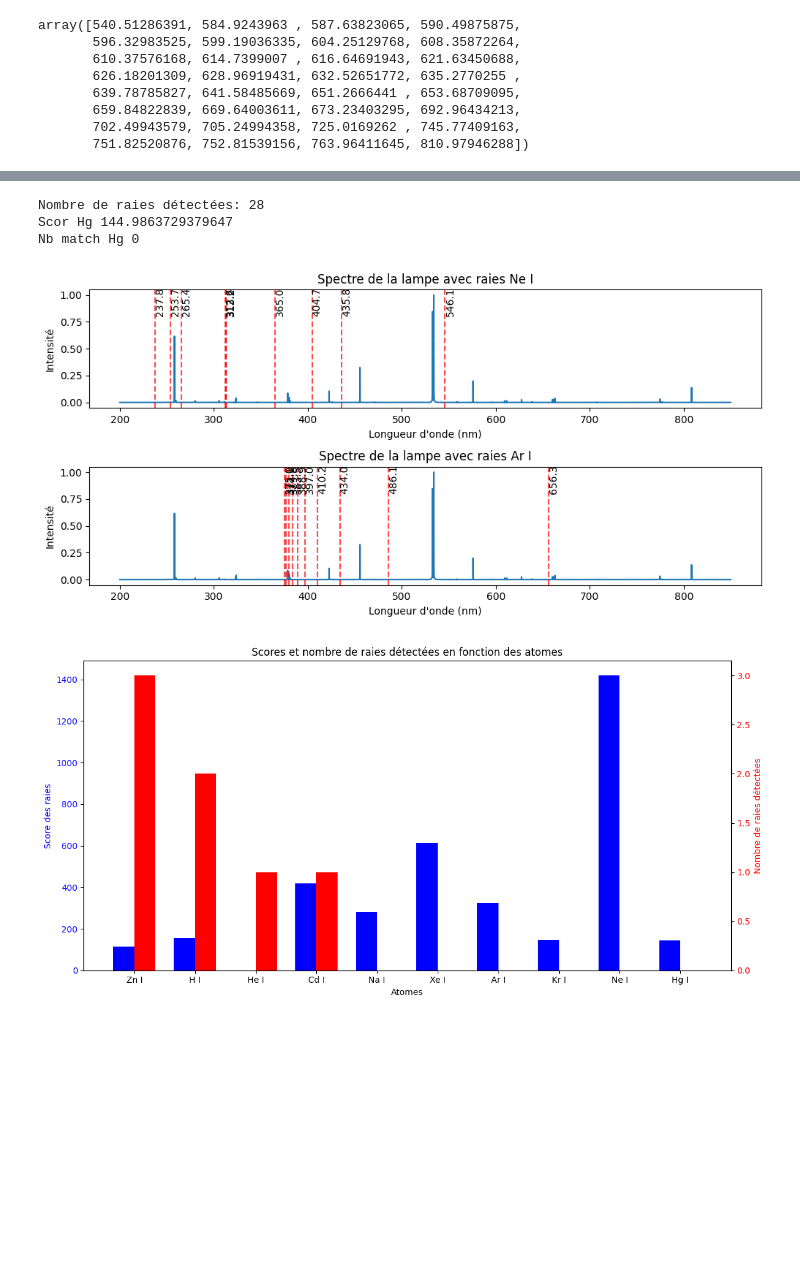
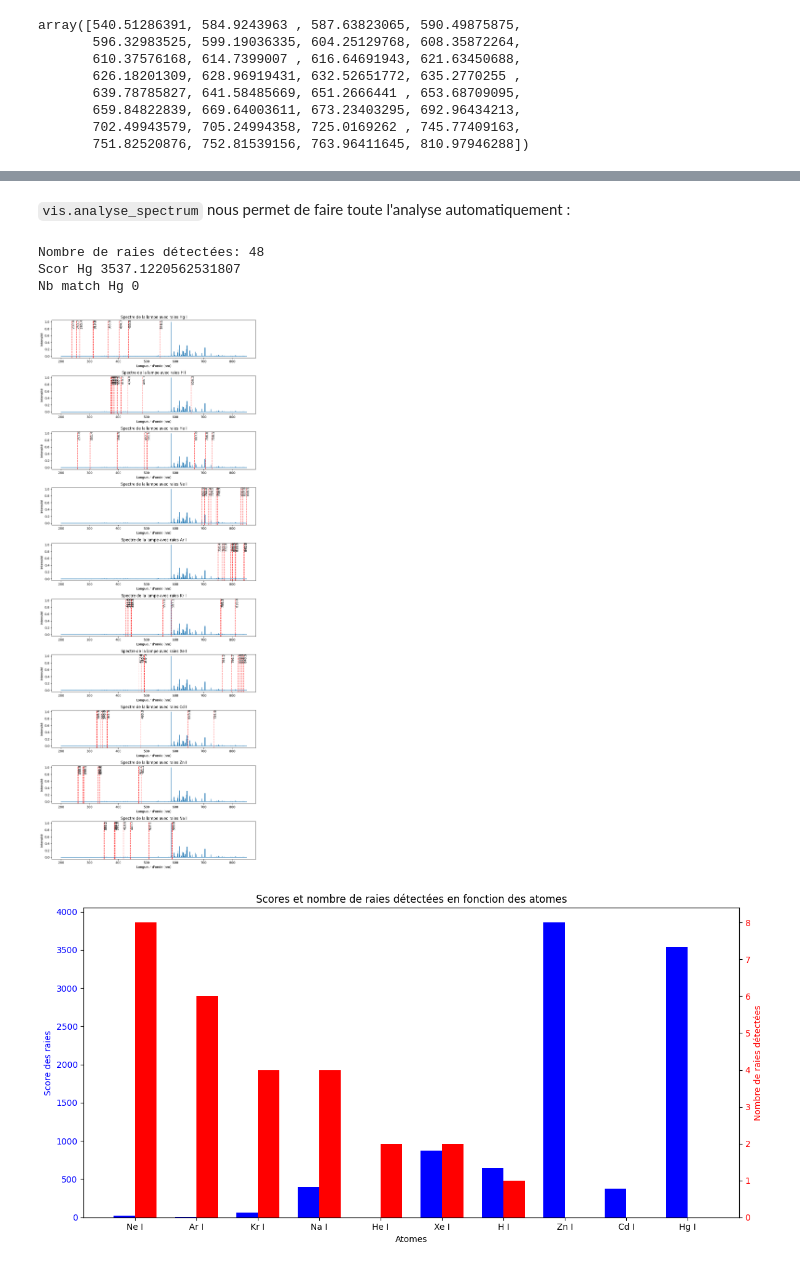
Before and after one commit to Hubert-LEROUX/xspectra, a Jupyter notebook: examples/atom_lights.ipynb, the cells around one changed output, grey strips where cells are left out. Drawn from its saved outputs; the diff is of its cells as text; code cells hidden in the pictures; blank space fills up the shorter version.

```diff
--- a/examples/atom_lights.ipynb
+++ b/examples/atom_lights.ipynb
@@ -207,52 +212,10 @@ On a bien de l'argon et du néon dans cette lampe.
-# %%
-def analyse_spectrum(filename, l_min=200, l_max=850, resolution=13.9072e-12, top=10, height=1e-2, cibles = ["Hg I", "H I", "He I", "Ne I", "Ar I", "Kr I", "Xe I", "Cd I", "Zn I", "Na I"], spectra_output=None, scores_output=None):
-    """
-    Analyse un spectre en détectant les raies et en les comparant aux raies cibles.
-
-    Parameters:
-    filename (str): Le nom du fichier contenant le spectre.
-    l_min (float): La longueur d'onde minimale du spectre.
-    l_max (float): La longueur d'onde maximale du spectre
-    resolution (float): La résolution du spectre.
-    top (int): Le nombre de raies à récupérer pour chaque atome.
-    height (float): La hauteur minimale des pics à détecter.
-    """
-
-    # Charger le spectre
-    data = imageio.imread(filename)
-    spectrum = np.sum(data, axis=0)
-    spectrum /= max(spectrum) # Normalisation de l'intensité
-
-    # Créer les longueurs d'onde correspondantes
-    longueurs_onde = np.linspace(l_min, l_max, len(spectrum))
-
-    # Extraire les raies du spectre
-    peaks = extract_raies(spectrum, height=height)
-    raies_detectees = longueurs_onde[peaks]
-
-
-    print(f"Nombre de raies détectées: {len(raies_detectees)}")
-
-    # Récupérer les raies cibles
-    rays = [get_best_rays(atom, l_min=l_min, l_max=l_max, top=top)[0] for atom in cibles]
-
-    # Calculer les scores et le nombre de matchs
-    scores = [score_rays(raies_detectees, raies_atom) for raies_atom in rays]
-    nb_matches = [get_nb_matches(raies_detectees, raies_atom) for raies_atom in rays]
-
-    print(f"Scor Hg " + str(scores[0]))
-    print(f"Nb match Hg " + str(nb_matches[0]))
-
-    # Affichage des résultats
-    plot_spectra_with_rays(spectrum, longueurs_onde, rays, spectra_output)
-    plot_scores_and_matches(cibles, scores, nb_matches, scores_output)
-
-    return scores, nb_matches
-
-scores, nb_matches = analyse_spectrum(os.path.join(data_folder, "20250314_g10_f0-01_r1200BLZ_w50ms_l2.SPE"), l_min=200, l_max=850, height=5e-3)
-# %% [output]
-Nombre de raies détectées: 28
-Scor Hg 144.9863729379647
-Nb match Hg 0
-[figure, removed]
-[figure, removed]
+# %% [markdown]
+`vis.analyse_spectrum` nous permet de faire toute l'analyse automatiquement :
+# %%
+scores, nb_matches = vis.analyse_spectrum(os.path.join(data_folder, "light1.SPE"), l_min=200, l_max=850, height=5e-3)
+# %% [output]
+Nombre de raies détectées: 48
+Scor Hg 3537.1220562531807
+Nb match Hg 0
+[figure, added]
+[figure, added]
```
Also changed, not shown: parts of 17 cells of this notebook, 7 other files.
